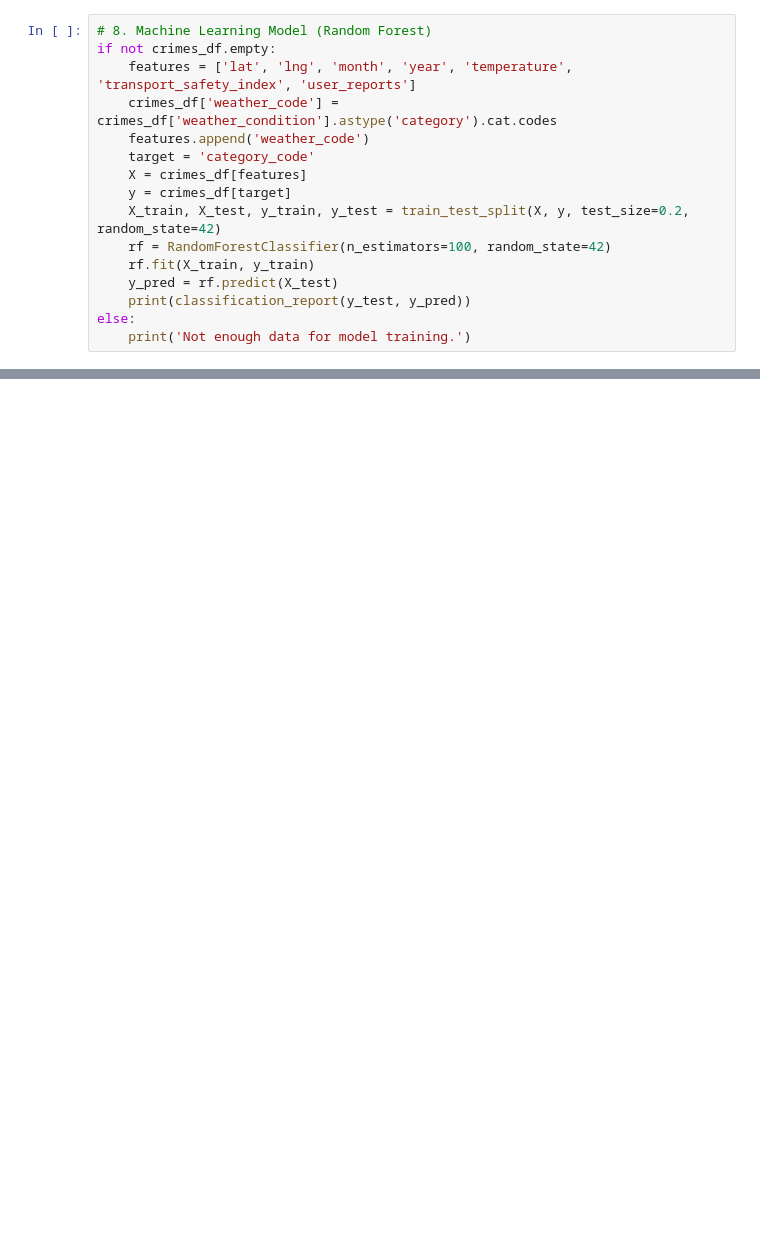
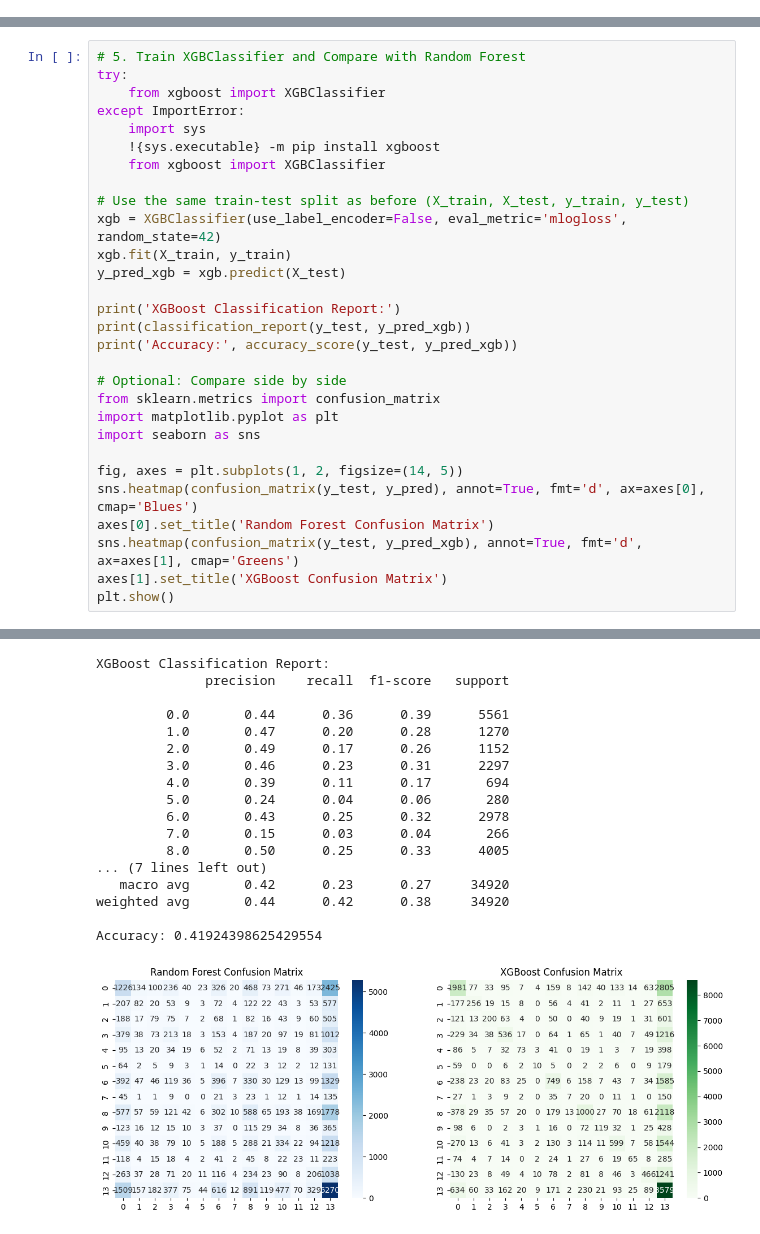
Before and after one commit to a238-khan/GROUP-4, a Jupyter notebook: Safebristol-model.ipynb, the cells around one changed output, grey strips where cells are left out. Saved outputs shown, nothing was run; the diff lists cells and outputs as text; blank space fills up the shorter version.

```diff
--- a/Safebristol-model.ipynb
+++ b/Safebristol-model.ipynb
@@ -149,16 +0,0 @@ User report data integrated.
-# %%
-# 8. Machine Learning Model (Random Forest)
-if not crimes_df.empty:
-    features = ['lat', 'lng', 'month', 'year', 'temperature', 'transport_safety_index', 'user_reports']
-    crimes_df['weather_code'] = crimes_df['weather_condition'].astype('category').cat.codes
-    features.append('weather_code')
-    target = 'category_code'
-    X = crimes_df[features]
-    y = crimes_df[target]
-    X_train, X_test, y_train, y_test = train_test_split(X, y, test_size=0.2, random_state=42)
-    rf = RandomForestClassifier(n_estimators=100, random_state=42)
-    rf.fit(X_train, y_train)
-    y_pred = rf.predict(X_test)
-    print(classification_report(y_test, y_pred))
-else:
-    print('Not enough data for model training.')
@@ -359,0 +200,30 @@ ModuleNotFoundError: No module named 'streamlit'
+# %%
+# 5. Train XGBClassifier and Compare with Random Forest
+try:
+    from xgboost import XGBClassifier
+except ImportError:
+    import sys
+    !{sys.executable} -m pip install xgboost
+    from xgboost import XGBClassifier
+
+# Use the same train-test split as before (X_train, X_test, y_train, y_test)
+xgb = XGBClassifier(use_label_encoder=False, eval_metric='mlogloss', random_state=42)
+xgb.fit(X_train, y_train)
+y_pred_xgb = xgb.predict(X_test)
+
+print('XGBoost Classification Report:')
+print(classification_report(y_test, y_pred_xgb))
+print('Accuracy:', accuracy_score(y_test, y_pred_xgb))
+
+# Optional: Compare side by side
+from sklearn.metrics import confusion_matrix
+import matplotlib.pyplot as plt
+import seaborn as sns
+
+fig, axes = plt.subplots(1, 2, figsize=(14, 5))
+sns.heatmap(confusion_matrix(y_test, y_pred), annot=True, fmt='d', ax=axes[0], cmap='Blues')
+axes[0].set_title('Random Forest Confusion Matrix')
+sns.heatmap(confusion_matrix(y_test, y_pred_xgb), annot=True, fmt='d', ax=axes[1], cmap='Greens')
+axes[1].set_title('XGBoost Confusion Matrix')
+plt.show()
+# %% [output]
@@ -359,0 +233,18 @@ ModuleNotFoundError: No module named 'streamlit'
+XGBoost Classification Report:
+              precision    recall  f1-score   support
+
+         0.0       0.44      0.36      0.39      5561
+         1.0       0.47      0.20      0.28      1270
+         2.0       0.49      0.17      0.26      1152
+         3.0       0.46      0.23      0.31      2297
+         4.0       0.39      0.11      0.17       694
+         5.0       0.24      0.04      0.06       280
+         6.0       0.43      0.25      0.32      2978
+         7.0       0.15      0.03      0.04       266
+         8.0       0.50      0.25      0.33      4005
+... (7 lines left out)
+   macro avg       0.42      0.23      0.27     34920
+weighted avg       0.44      0.42      0.38     34920
+
+Accuracy: 0.41924398625429554
+[figure, added]
```
Also changed, not shown: parts of 23 cells of this notebook, 7 other files.
